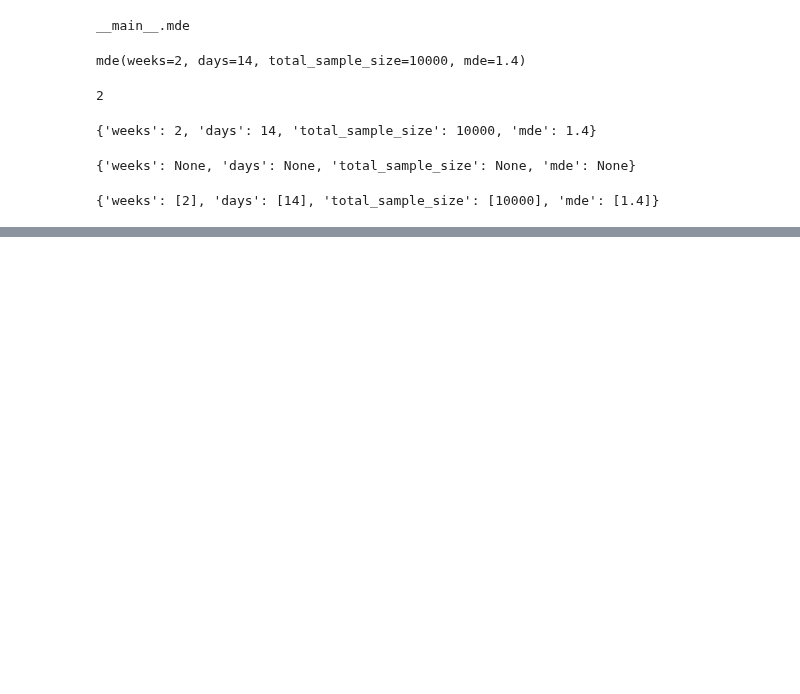
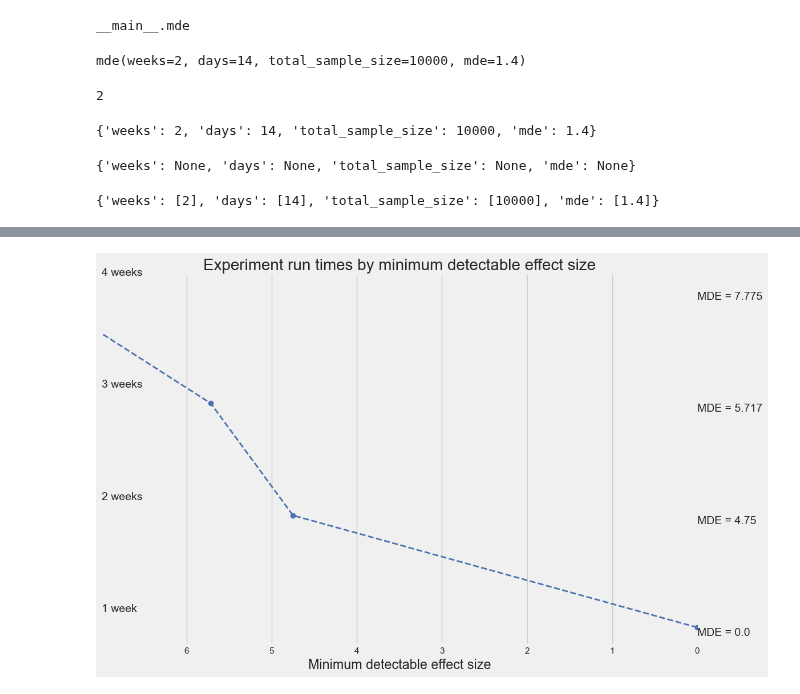
Before and after one commit to dokeeffe87/stats_utils, a Jupyter notebook: notebooks/scratch_work/dev_ri_power_calc.ipynb, the cells around one changed output, grey strips where cells are left out. Cells and saved outputs as stored; diff of their text form; code cells hidden in the pictures; blank space fills up the shorter version.

```diff
--- a/notebooks/scratch_work/dev_ri_power_calc.ipynb
+++ b/notebooks/scratch_work/dev_ri_power_calc.ipynb
@@ -431,0 +472,12 @@ test_dict
+# %%
+def format_y_axis(x: float, pos) -> str:
+    """
+    Helper function to format the y-axis of the MDE vs runtime plot.
+
+    :param x: A number used as a tick on a matplotlib plot that you want to format
+    :param pos: This is a position indicator used internally by matplotlib to figure out where to plot the tick. You should never have to interact with it directly.
+
+    :return: The formatted tick mark
+    """
+
+    return f"{int(x):,}"
@@ -431,0 +515,30 @@ test_dict
+# %%
+min_weeks = 1
+max_weeks = 4
+# %%
+# Ok so that works. Now we just need a visualization for it
+fig, ax = plt.subplots(figsize=(12, 8))
+ax.plot("mde", 'days', data=df_pwr, linewidth=2, solid_capstyle="round", linestyle='--', marker='o', color='b')
+ax.yaxis.set_major_formatter(mtick.FuncFormatter(format_y_axis))
+ax.set_xlabel('Minimum detectable effect size')
+ax.set_ylabel('')
+x_limit = df_pwr[df_pwr["weeks"] <= min_weeks]["mde"].min() * 1.2
+x_min = df_pwr[df_pwr['weeks'] == max_weeks]['mde'].min()
+x_min = x_min - 0.1 * x_min
+ax.set_xlim([x_min, x_limit])
+
+for weeks in range(min_weeks, max_weeks + 1):
+    days_ = df_pwr.query('weeks == {0}'.format(weeks))['days'].min()
+    plot_mde_marker(df=df_pwr, weeks=weeks, days=days_, ax=ax)
+
+ax.set_title('Experiment run times by minimum detectable effect size', fontsize=20)
+
+# We don't need the y-axis here
+ax.axes.get_yaxis().set_visible(False)
+
+ax.yaxis.grid(True)
+ax.spines["left"].set_visible(False)
+ax.spines["right"].set_visible(False)
+ax.spines["top"].set_visible(False)
+# %% [output]
+[figure, added]
```
Also changed, not shown: parts of 9 cells of this notebook, 1 other file.
